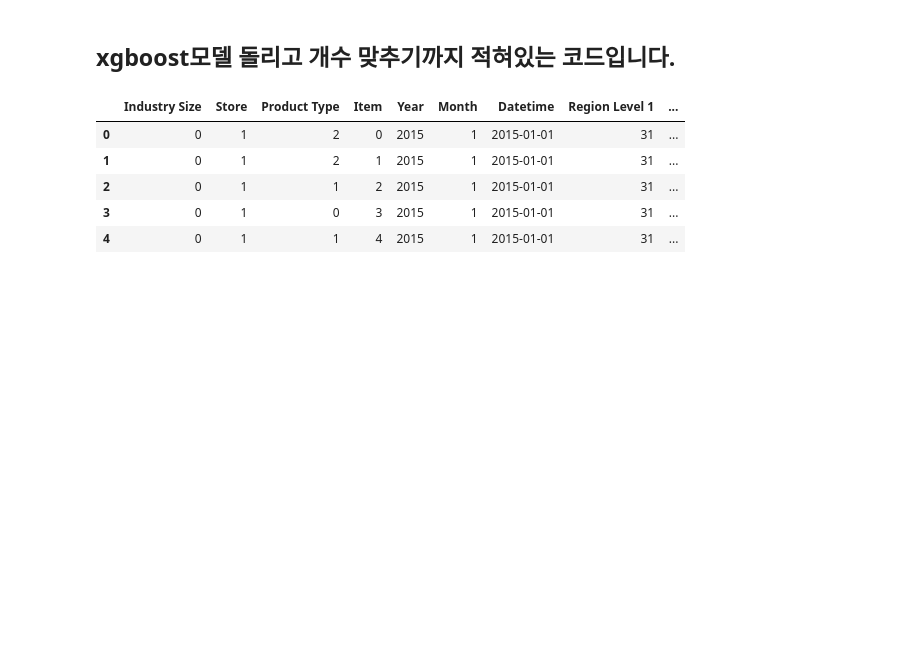
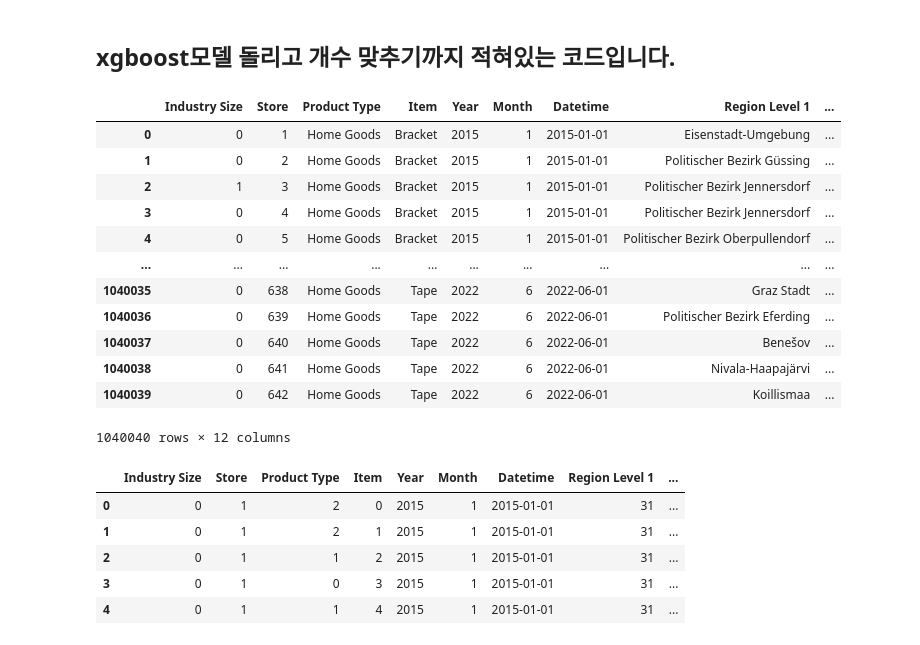
Before and after one commit to minji-o-j/Data-Science-Project, a Jupyter notebook: xgboost_matching_number.ipynb, the cells around one changed output. Drawn from its saved outputs; the diff is of its cells as text; code cells hidden in the pictures; blank space fills up the shorter version.

```diff
--- a/xgboost_matching_number.ipynb
+++ b/xgboost_matching_number.ipynb
@@ -29,2 +25,18 @@ industry_data_1_add0 = pd.read_csv('./dataset_new/industry_data_add0.csv')
+# %%
+industry_data_1_add0
+# %% [output]
+|  | Industry Size | Store | Product Type | Item | Year | Month | Datetime | Region Level 1 | ... |
+| 0 | 0 | 1 | Home Goods | Bracket | 2015 | 1 | 2015-01-01 | Eisenstadt-Umgebung | ... |
+| 1 | 0 | 2 | Home Goods | Bracket | 2015 | 1 | 2015-01-01 | Politischer Bezirk Güssing | ... |
+| 2 | 1 | 3 | Home Goods | Bracket | 2015 | 1 | 2015-01-01 | Politischer Bezirk Jennersdorf | ... |
+| 3 | 0 | 4 | Home Goods | Bracket | 2015 | 1 | 2015-01-01 | Politischer Bezirk Jennersdorf | ... |
+| 4 | 0 | 5 | Home Goods | Bracket | 2015 | 1 | 2015-01-01 | Politischer Bezirk Oberpullendorf | ... |
+| ... | ... | ... | ... | ... | ... | ... | ... | ... | ... |
+| 1040035 | 0 | 638 | Home Goods | Tape | 2022 | 6 | 2022-06-01 | Graz Stadt | ... |
+| 1040036 | 0 | 639 | Home Goods | Tape | 2022 | 6 | 2022-06-01 | Politischer Bezirk Eferding | ... |
+| 1040037 | 0 | 640 | Home Goods | Tape | 2022 | 6 | 2022-06-01 | Benešov | ... |
+| 1040038 | 0 | 641 | Home Goods | Tape | 2022 | 6 | 2022-06-01 | Nivala-Haapajärvi | ... |
+| 1040039 | 0 | 642 | Home Goods | Tape | 2022 | 6 | 2022-06-01 | Koillismaa | ... |
+1040040 rows × 12 columns
 # %%
 # 제출 형식에 맞게 정렬
```
Also changed, not shown: parts of 21 cells of this notebook, 2 other files.
